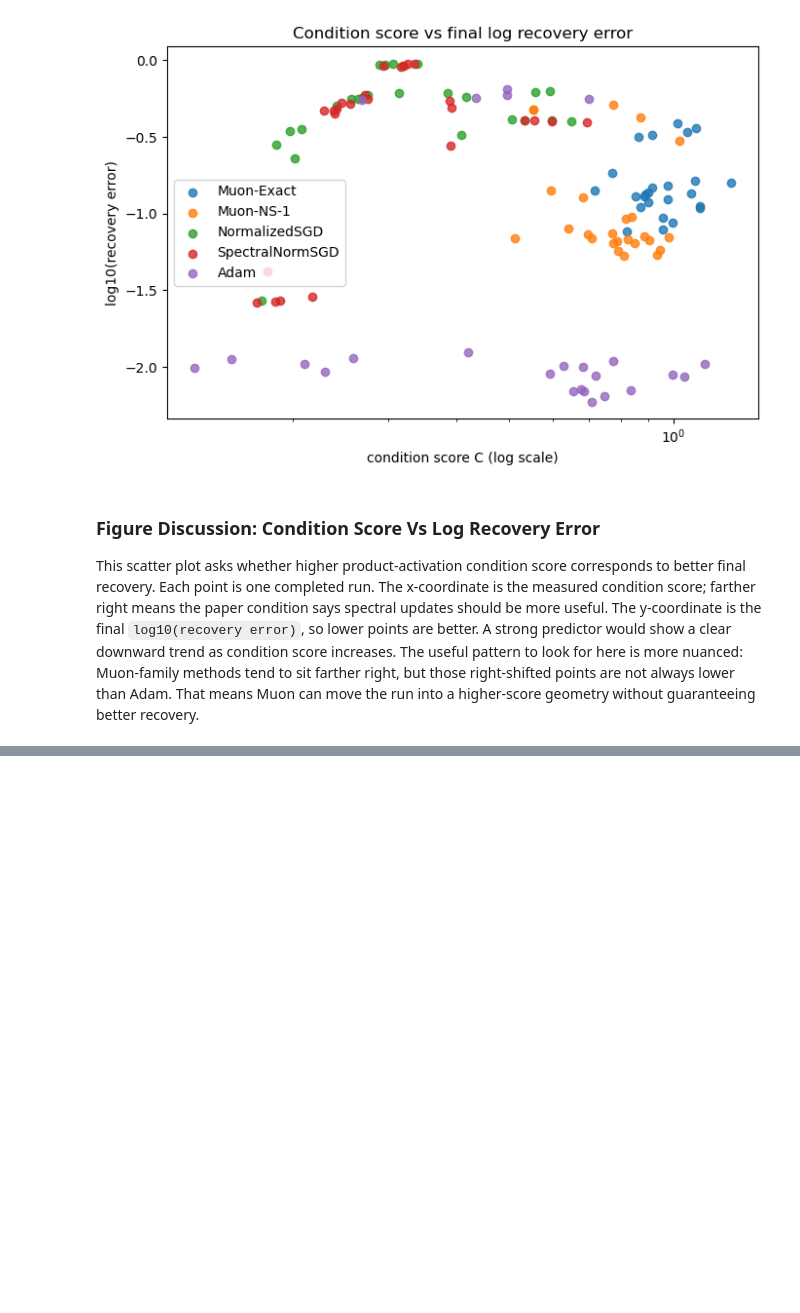
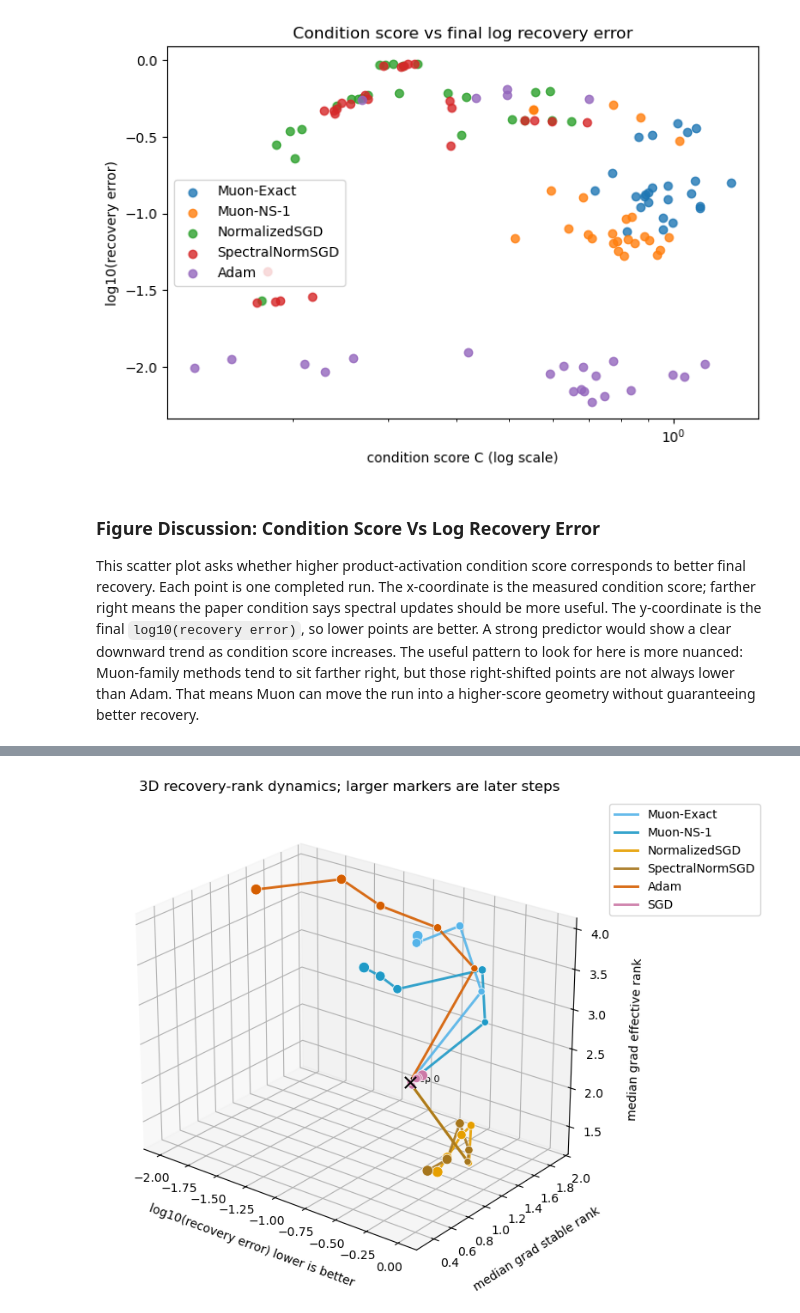
Before and after one commit to TianyangLiu-Work/muonexperiment, a Jupyter notebook: Notebooks/E11_paper_condition_diagnostics_torch.ipynb, the cells around one changed output, grey strips where cells are left out. Drawn from its saved outputs; the diff is of its cells as text; code cells hidden in the pictures; blank space fills up the shorter version.

Commit message:
Add E11 rank recovery dynamics

```diff
--- a/Notebooks/E11_paper_condition_diagnostics_torch.ipynb
+++ b/Notebooks/E11_paper_condition_diagnostics_torch.ipynb
@@ -298,6 +298,7 @@ def mf_condition_scores(factors, target):
         "left_activation_stable_rank": float(np.mean(left_stable_ranks)),
         "right_activation_stable_rank": float(np.mean(right_stable_ranks)),
         "factor_proxy_stable_rank": float(np.mean([util.diagnostics.stable_rank(factor) for factor in factors])),
+        **util.diagnostics.aggregate_matrix_diagnostics(gradients, prefix="grad"),
     }
 
 
@@ -516,0 +528,96 @@ This scatter plot asks whether higher product-activation condition score corresp
+# %%
+from mpl_toolkits.mplot3d import Axes3D  # noqa: F401
+
+DYNAMIC_ALGOS = ALGOS
+DYNAMIC_SOURCE = "grad"
+stable_col = f"{DYNAMIC_SOURCE}_stable_rank"
+effective_col = f"{DYNAMIC_SOURCE}_effective_rank"
+
+dynamic_rows = runs[
+    runs["algo"].isin(DYNAMIC_ALGOS)
+    & np.isfinite(runs["recovery_error"])
+    & np.isfinite(runs[stable_col])
+    & np.isfinite(runs[effective_col])
+].copy()
+dynamic_rows["log_recovery_error"] = np.log10(dynamic_rows["recovery_error"].clip(lower=1e-12))
+
+dynamic_summary = dynamic_rows.groupby(["algo", "step"], as_index=False, observed=True).agg(
+    median_log_recovery_error=("log_recovery_error", "median"),
+    median_recovery_error=("recovery_error", "median"),
+    median_stable_rank=(stable_col, "median"),
+    median_effective_rank=(effective_col, "median"),
+)
+
+step_min = float(dynamic_summary["step"].min())
+step_max = float(dynamic_summary["step"].max())
+step_span = max(step_max - step_min, 1.0)
+
+fig = plt.figure(figsize=(8.7, 6.2))
+ax = fig.add_subplot(111, projection="3d")
+for algo in DYNAMIC_ALGOS:
+    group = dynamic_summary[dynamic_summary["algo"] == algo].sort_values("step")
+    if group.empty:
+        continue
+
+    color = plotting.algorithm_color(algo)
+    point_sizes = 24 + 58 * (group["step"] - step_min) / step_span
+    ax.plot(
+        group["median_log_recovery_error"],
+        group["median_stable_rank"],
+        group["median_effective_rank"],
+        linewidth=2.1,
+        color=color,
+        alpha=0.9,
+        label=algo,
+    )
+    ax.scatter(
+        group["median_log_recovery_error"],
+        group["median_stable_rank"],
+        group["median_effective_rank"],
+        s=point_sizes,
+        color=color,
+        edgecolors="white",
+        linewidths=0.55,
+        depthshade=False,
+    )
+
+start_slice = dynamic_summary[dynamic_summary["step"] == step_min]
+start_point = start_slice[["median_log_recovery_error", "median_stable_rank", "median_effective_rank"]].median()
+ax.scatter(
+    [start_point["median_log_recovery_error"]],
+    [start_point["median_stable_rank"]],
+    [start_point["median_effective_rank"]],
+    s=90,
+    marker="x",
+    color="black",
+    linewidths=1.5,
+    depthshade=False,
+)
+ax.text(
+    start_point["median_log_recovery_error"],
+    start_point["median_stable_rank"],
+    start_point["median_effective_rank"],
+    f"step {int(step_min)}",
+    color="black",
+    fontsize=8,
+)
+
+ax.set_xlabel("log10(recovery error) lower is better", labelpad=10)
+ax.set_ylabel("median grad stable rank", labelpad=10)
+ax.set_zlabel("median grad effective rank", labelpad=10)
+ax.set_title("3D recovery-rank dynamics; larger markers are later steps")
+ax.view_init(elev=24, azim=-52)
+ax.set_box_aspect((1.35, 1.0, 1.0))
+ax.grid(alpha=0.25)
+ax.legend(loc="upper left", bbox_to_anchor=(1.02, 1.0))
+fig.tight_layout()
+plt.show()
+
+final_dynamic_summary = dynamic_summary.loc[dynamic_summary.groupby("algo", observed=True)["step"].idxmax()]
+IPython.display.display(
+    final_dynamic_summary.sort_values("median_log_recovery_error")[
+        ["algo", "step", "median_log_recovery_error", "median_recovery_error", "median_stable_rank", "median_effective_rank"]
+    ]
+)
+# %% [output]
+[figure, added]
```
Also changed, not shown: parts of 5 cells of this notebook.
